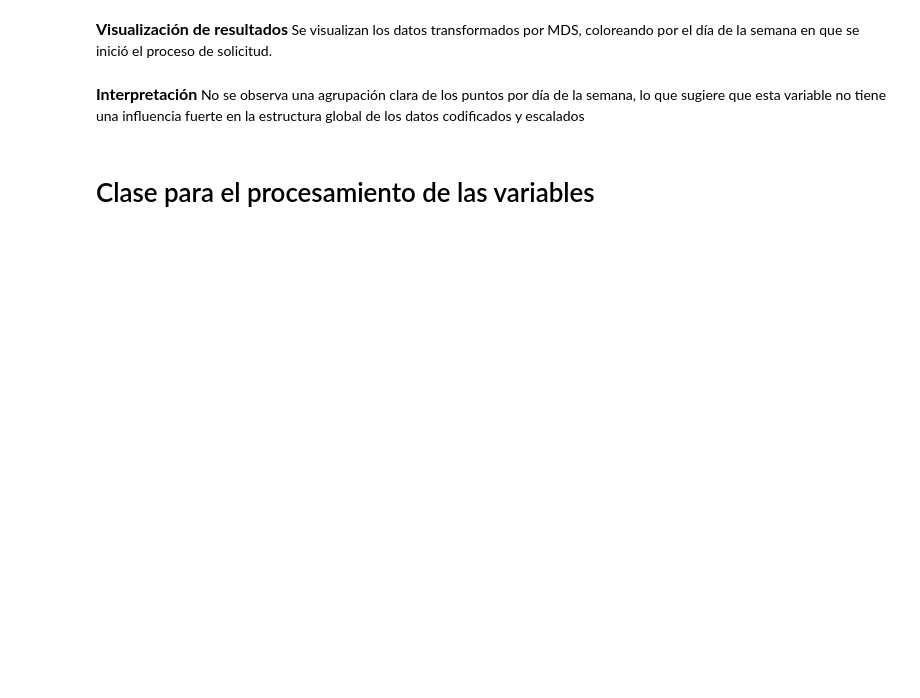
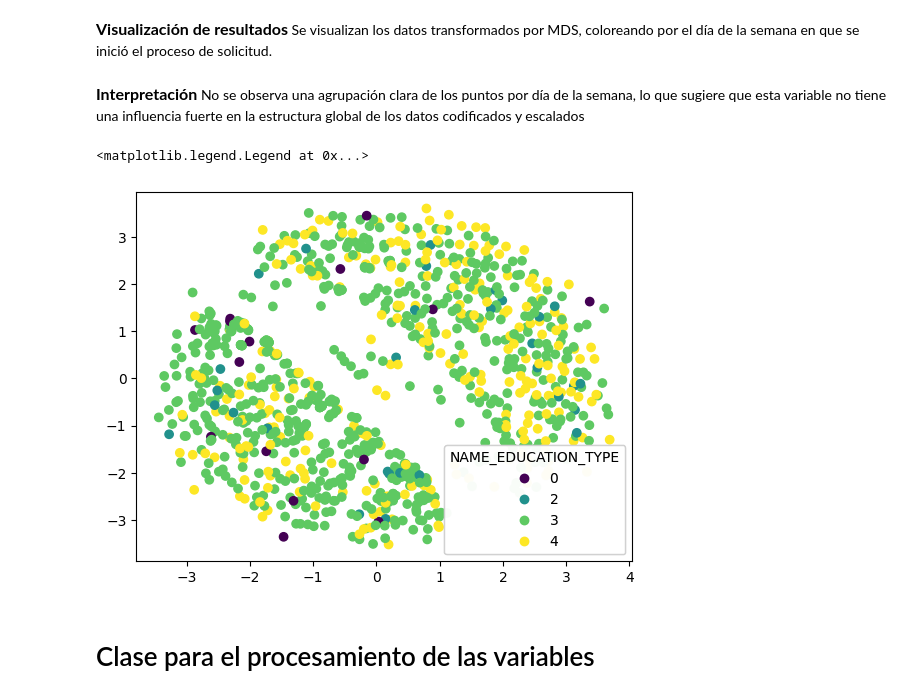
Before and after one commit to NathaNN73/Data-Mining-Tools, a Jupyter notebook: notebooks/pc-guiada-02.ipynb, the cells around one changed output. Drawn from its saved outputs; the diff is of its cells as text; code cells hidden in the pictures; blank space fills up the shorter version.

```diff
--- a/notebooks/pc-guiada-02.ipynb
+++ b/notebooks/pc-guiada-02.ipynb
@@ -295,6 +298,14 @@ Se visualizan los datos transformados por MDS, coloreando por el día de la sema
 <span style='font-size:16px'><b>Interpretación</b></span>
 No se observa una agrupación clara de los puntos por día de la semana, lo que sugiere que esta variable no tiene una influencia fuerte en la estructura global de los datos codificados y escalados
 # %%
-#agregar mas imagenes
+fig, ax = plt.subplots()
+
+scatter = ax.scatter(transformed[:,0],transformed[:,1], c=sample.NAME_EDUCATION_TYPE*4)
+
+legend = ax.legend(*scatter.legend_elements(), title="NAME_EDUCATION_TYPE")
+ax.add_artist(legend)
+# %% [output]
+<matplotlib.legend.Legend at 0x...>
+[figure, added]
 # %% [markdown]
 # Clase para el procesamiento de las variables
```
Also changed, not shown: parts of 9 cells of this notebook, 2 other files.
